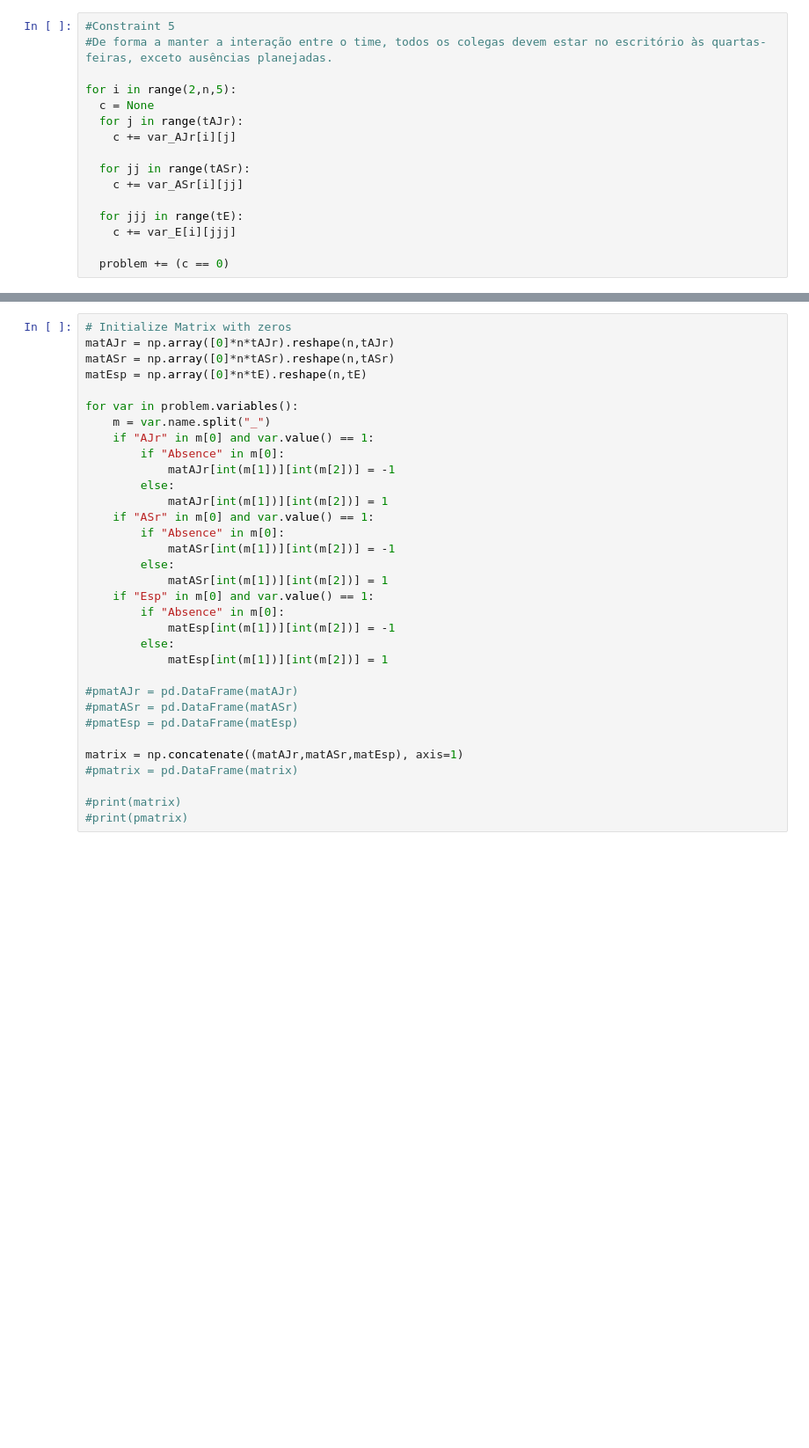
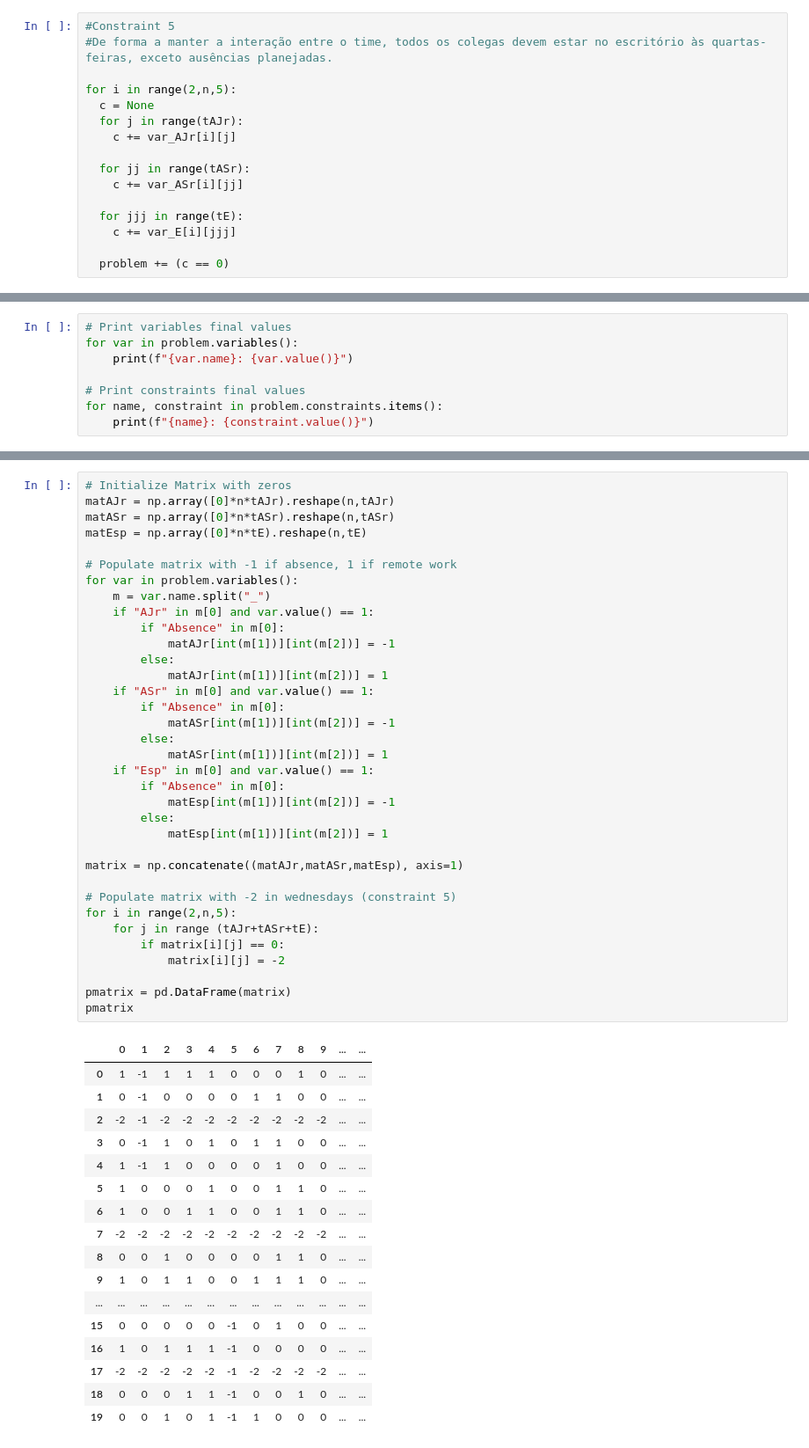
Before and after one commit to mariliabb/ppca-aed, a Jupyter notebook: Alocação_de_Pessoas_em_Trabalho_Remoto_Scheduling_Problem.ipynb, the cells around one changed output, grey strips where cells are left out. Shown: that part at 88% size. Saved outputs shown, nothing was run; the diff lists cells and outputs as text; blank space fills up the shorter version.

```diff
--- a/Alocação_de_Pessoas_em_Trabalho_Remoto_Scheduling_Problem.ipynb
+++ b/Alocação_de_Pessoas_em_Trabalho_Remoto_Scheduling_Problem.ipynb
@@ -171,0 +295,8 @@ Objective: 8580.0
+# %%
+# Print variables final values
+for var in problem.variables():
+    print(f"{var.name}: {var.value()}")
+
+# Print constraints final values
+for name, constraint in problem.constraints.items():
+    print(f"{name}: {constraint.value()}")
@@ -172,33 +332,53 @@ Objective: 8580.0
 # %%
 # Initialize Matrix with zeros
 matAJr = np.array([0]*n*tAJr).reshape(n,tAJr)
 matASr = np.array([0]*n*tASr).reshape(n,tASr)
 matEsp = np.array([0]*n*tE).reshape(n,tE)
 
+# Populate matrix with -1 if absence, 1 if remote work
 for var in problem.variables():
     m = var.name.split("_")
     if "AJr" in m[0] and var.value() == 1:
         if "Absence" in m[0]:
             matAJr[int(m[1])][int(m[2])] = -1
         else:
             matAJr[int(m[1])][int(m[2])] = 1
     if "ASr" in m[0] and var.value() == 1:
         if "Absence" in m[0]:
             matASr[int(m[1])][int(m[2])] = -1
         else:
             matASr[int(m[1])][int(m[2])] = 1
     if "Esp" in m[0] and var.value() == 1:
         if "Absence" in m[0]:
             matEsp[int(m[1])][int(m[2])] = -1
         else:
             matEsp[int(m[1])][int(m[2])] = 1
 
-#pmatAJr = pd.DataFrame(matAJr)
-#pmatASr = pd.DataFrame(matASr)
-#pmatEsp = pd.DataFrame(matEsp)
+matrix = np.concatenate((matAJr,matASr,matEsp), axis=1)
 
-matrix = np.concatenate((matAJr,matASr,matEsp), axis=1)
-#pmatrix = pd.DataFrame(matrix)
+# Populate matrix with -2 in wednesdays (constraint 5)
+for i in range(2,n,5):
+    for j in range (tAJr+tASr+tE):
+        if matrix[i][j] == 0:
+            matrix[i][j] = -2
 
-#print(matrix)
-#print(pmatrix)
+pmatrix = pd.DataFrame(matrix)
+pmatrix
+# %% [output]
+|  | 0 | 1 | 2 | 3 | 4 | 5 | 6 | 7 | 8 | 9 | ... | ... |
+| 0 | 1 | -1 | 1 | 1 | 1 | 0 | 0 | 0 | 1 | 0 | ... | ... |
+| 1 | 0 | -1 | 0 | 0 | 0 | 0 | 1 | 1 | 0 | 0 | ... | ... |
+| 2 | -2 | -1 | -2 | -2 | -2 | -2 | -2 | -2 | -2 | -2 | ... | ... |
+| 3 | 0 | -1 | 1 | 0 | 1 | 0 | 1 | 1 | 0 | 0 | ... | ... |
+| 4 | 1 | -1 | 1 | 0 | 0 | 0 | 0 | 1 | 0 | 0 | ... | ... |
+| 5 | 1 | 0 | 0 | 0 | 1 | 0 | 0 | 1 | 1 | 0 | ... | ... |
+| 6 | 1 | 0 | 0 | 1 | 1 | 0 | 0 | 1 | 1 | 0 | ... | ... |
+| 7 | -2 | -2 | -2 | -2 | -2 | -2 | -2 | -2 | -2 | -2 | ... | ... |
+| 8 | 0 | 0 | 1 | 0 | 0 | 0 | 0 | 1 | 1 | 0 | ... | ... |
+| 9 | 1 | 0 | 1 | 1 | 0 | 0 | 1 | 1 | 1 | 0 | ... | ... |
+| ... | ... | ... | ... | ... | ... | ... | ... | ... | ... | ... | ... | ... |
+| 15 | 0 | 0 | 0 | 0 | 0 | -1 | 0 | 1 | 0 | 0 | ... | ... |
+| 16 | 1 | 0 | 1 | 1 | 1 | -1 | 0 | 0 | 0 | 0 | ... | ... |
+| 17 | -2 | -2 | -2 | -2 | -2 | -1 | -2 | -2 | -2 | -2 | ... | ... |
+| 18 | 0 | 0 | 0 | 1 | 1 | -1 | 0 | 0 | 1 | 0 | ... | ... |
+| 19 | 0 | 0 | 1 | 0 | 1 | -1 | 1 | 0 | 0 | 0 | ... | ... |
```
Also changed, not shown: parts of 40 cells of this notebook.
